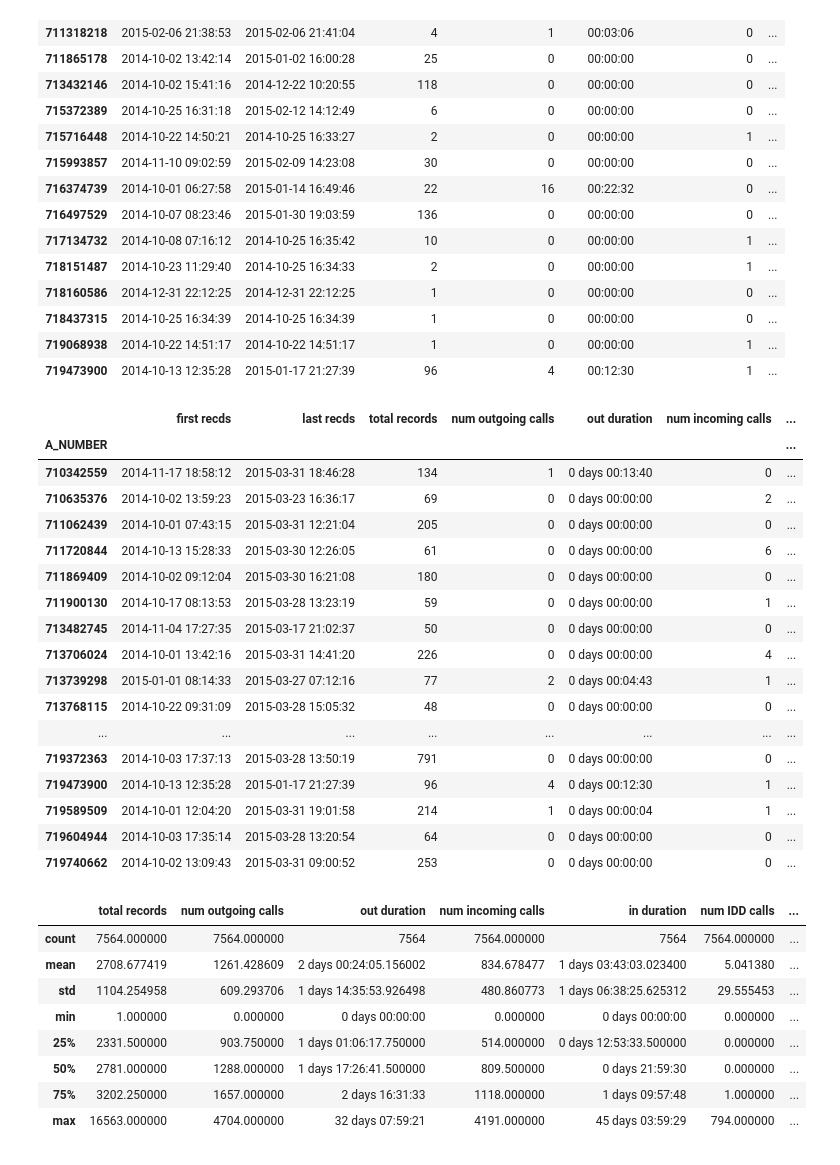
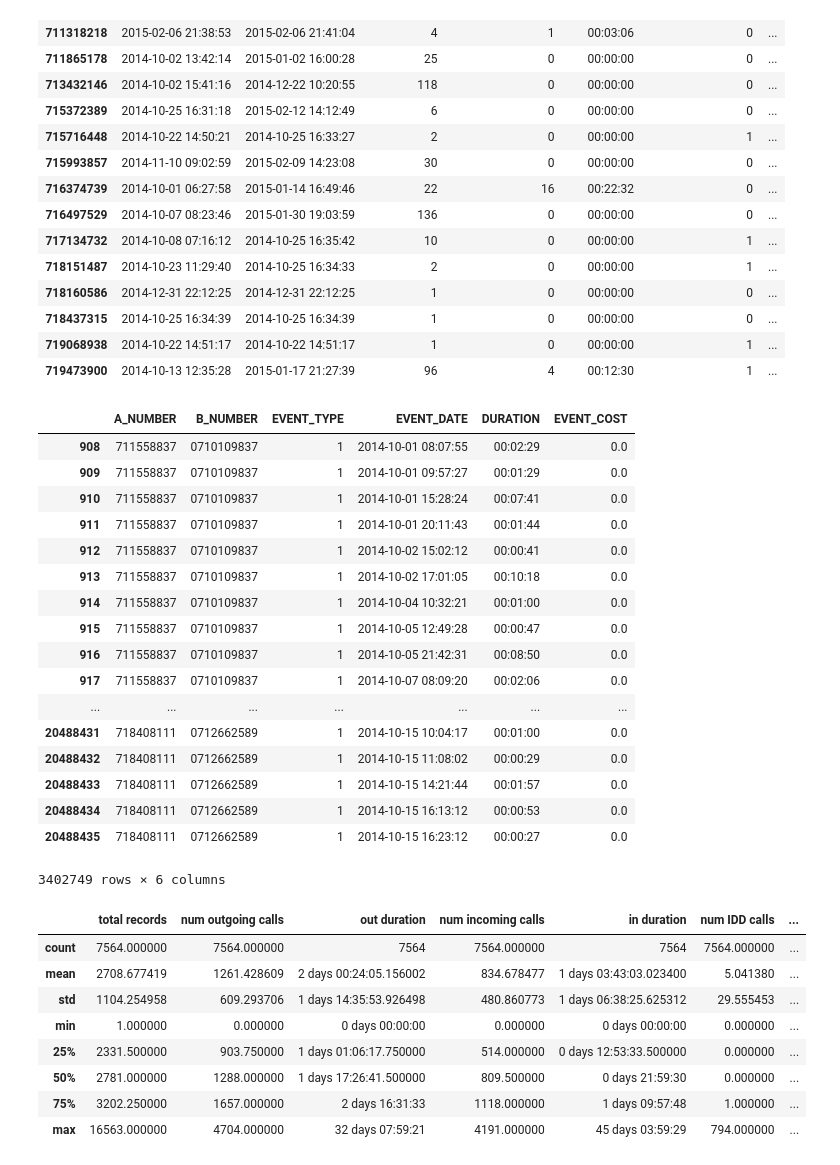
Before and after one commit to tramanh06/CDR-analysis, a Jupyter notebook: iPython Notebook/CDR Data Cleaning.ipynb, the cells around one changed output. Saved outputs shown, nothing was run; the diff lists cells and outputs as text; code cells hidden in the pictures.

```diff
--- a/iPython Notebook/CDR Data Cleaning.ipynb
+++ b/iPython Notebook/CDR Data Cleaning.ipynb
@@ -149,6 +193,30 @@ summary[summary['last recds']<dt.datetime(2015,3,1)]
 | 718437315 | 2014-10-25 16:34:39 | 2014-10-25 16:34:39 | 1 | 0 | 00:00:00 | 0 | ... |
 | 719068938 | 2014-10-22 14:51:17 | 2014-10-22 14:51:17 | 1 | 0 | 00:00:00 | 1 | ... |
 | 719473900 | 2014-10-13 12:35:28 | 2015-01-17 21:27:39 | 96 | 4 | 00:12:30 | 1 | ... |
+# %%
+# raw_data
+
+# First month data
+firstmonth = raw_data[raw_data['EVENT_DATE'].dt.month == 10]
+# %% [output]
+|  | A_NUMBER | B_NUMBER | EVENT_TYPE | EVENT_DATE | DURATION | EVENT_COST |
+| 908 | 711558837 | 0710109837 | 1 | 2014-10-01 08:07:55 | 00:02:29 | 0.0 |
+| 909 | 711558837 | 0710109837 | 1 | 2014-10-01 09:57:27 | 00:01:29 | 0.0 |
+| 910 | 711558837 | 0710109837 | 1 | 2014-10-01 15:28:24 | 00:07:41 | 0.0 |
+| 911 | 711558837 | 0710109837 | 1 | 2014-10-01 20:11:43 | 00:01:44 | 0.0 |
+| 912 | 711558837 | 0710109837 | 1 | 2014-10-02 15:02:12 | 00:00:41 | 0.0 |
+| 913 | 711558837 | 0710109837 | 1 | 2014-10-02 17:01:05 | 00:10:18 | 0.0 |
+| 914 | 711558837 | 0710109837 | 1 | 2014-10-04 10:32:21 | 00:01:00 | 0.0 |
+| 915 | 711558837 | 0710109837 | 1 | 2014-10-05 12:49:28 | 00:00:47 | 0.0 |
+| 916 | 711558837 | 0710109837 | 1 | 2014-10-05 21:42:31 | 00:08:50 | 0.0 |
+| 917 | 711558837 | 0710109837 | 1 | 2014-10-07 08:09:20 | 00:02:06 | 0.0 |
+| ... | ... | ... | ... | ... | ... | ... |
+| 20488431 | 718408111 | 0712662589 | 1 | 2014-10-15 10:04:17 | 00:01:00 | 0.0 |
+| 20488432 | 718408111 | 0712662589 | 1 | 2014-10-15 11:08:02 | 00:00:29 | 0.0 |
+| 20488433 | 718408111 | 0712662589 | 1 | 2014-10-15 14:21:44 | 00:01:57 | 0.0 |
+| 20488434 | 718408111 | 0712662589 | 1 | 2014-10-15 16:13:12 | 00:00:53 | 0.0 |
+| 20488435 | 718408111 | 0712662589 | 1 | 2014-10-15 16:23:12 | 00:00:27 | 0.0 |
+3402749 rows × 6 columns
 # %%
 def churn_aggregator(x):
     last_call = x[x['EVENT_TYPE']==EVENT['OUTGOING_CALL']]['EVENT_DATE'].max()
@@ -161,27 +229,6 @@ def churn_aggregator(x):
 last_activity = group.apply(churn_aggregator)
 # %%
 churn = summary[last_activity.apply(lambda x: x.max(), axis=1)<dt.datetime(2015,2,1)]
-# %%
-churn
-# %% [output]
-|  | first recds | last recds | total records | num outgoing calls | out duration | num incoming calls | ... |
-| A_NUMBER |  |  |  |  |  |  | ... |
-| 710342559 | 2014-11-17 18:58:12 | 2015-03-31 18:46:28 | 134 | 1 | 0 days 00:13:40 | 0 | ... |
-| 710635376 | 2014-10-02 13:59:23 | 2015-03-23 16:36:17 | 69 | 0 | 0 days 00:00:00 | 2 | ... |
-| 711062439 | 2014-10-01 07:43:15 | 2015-03-31 12:21:04 | 205 | 0 | 0 days 00:00:00 | 0 | ... |
-| 711720844 | 2014-10-13 15:28:33 | 2015-03-30 12:26:05 | 61 | 0 | 0 days 00:00:00 | 6 | ... |
-| 711869409 | 2014-10-02 09:12:04 | 2015-03-30 16:21:08 | 180 | 0 | 0 days 00:00:00 | 0 | ... |
-| 711900130 | 2014-10-17 08:13:53 | 2015-03-28 13:23:19 | 59 | 0 | 0 days 00:00:00 | 1 | ... |
-| 713482745 | 2014-11-04 17:27:35 | 2015-03-17 21:02:37 | 50 | 0 | 0 days 00:00:00 | 0 | ... |
-| 713706024 | 2014-10-01 13:42:16 | 2015-03-31 14:41:20 | 226 | 0 | 0 days 00:00:00 | 4 | ... |
-| 713739298 | 2015-01-01 08:14:33 | 2015-03-27 07:12:16 | 77 | 2 | 0 days 00:04:43 | 1 | ... |
-| 713768115 | 2014-10-22 09:31:09 | 2015-03-28 15:05:32 | 48 | 0 | 0 days 00:00:00 | 0 | ... |
-| ... | ... | ... | ... | ... | ... | ... | ... |
-| 719372363 | 2014-10-03 17:37:13 | 2015-03-28 13:50:19 | 791 | 0 | 0 days 00:00:00 | 0 | ... |
-| 719473900 | 2014-10-13 12:35:28 | 2015-01-17 21:27:39 | 96 | 4 | 0 days 00:12:30 | 1 | ... |
-| 719589509 | 2014-10-01 12:04:20 | 2015-03-31 19:01:58 | 214 | 1 | 0 days 00:00:04 | 1 | ... |
-| 719604944 | 2014-10-03 17:35:14 | 2015-03-28 13:20:54 | 64 | 0 | 0 days 00:00:00 | 0 | ... |
-| 719740662 | 2014-10-02 13:09:43 | 2015-03-31 09:00:52 | 253 | 0 | 0 days 00:00:00 | 0 | ... |
 # %%
 summary.describe()
 # %% [output]
```
Also changed, not shown: parts of 6 cells of this notebook, 2 other files.
